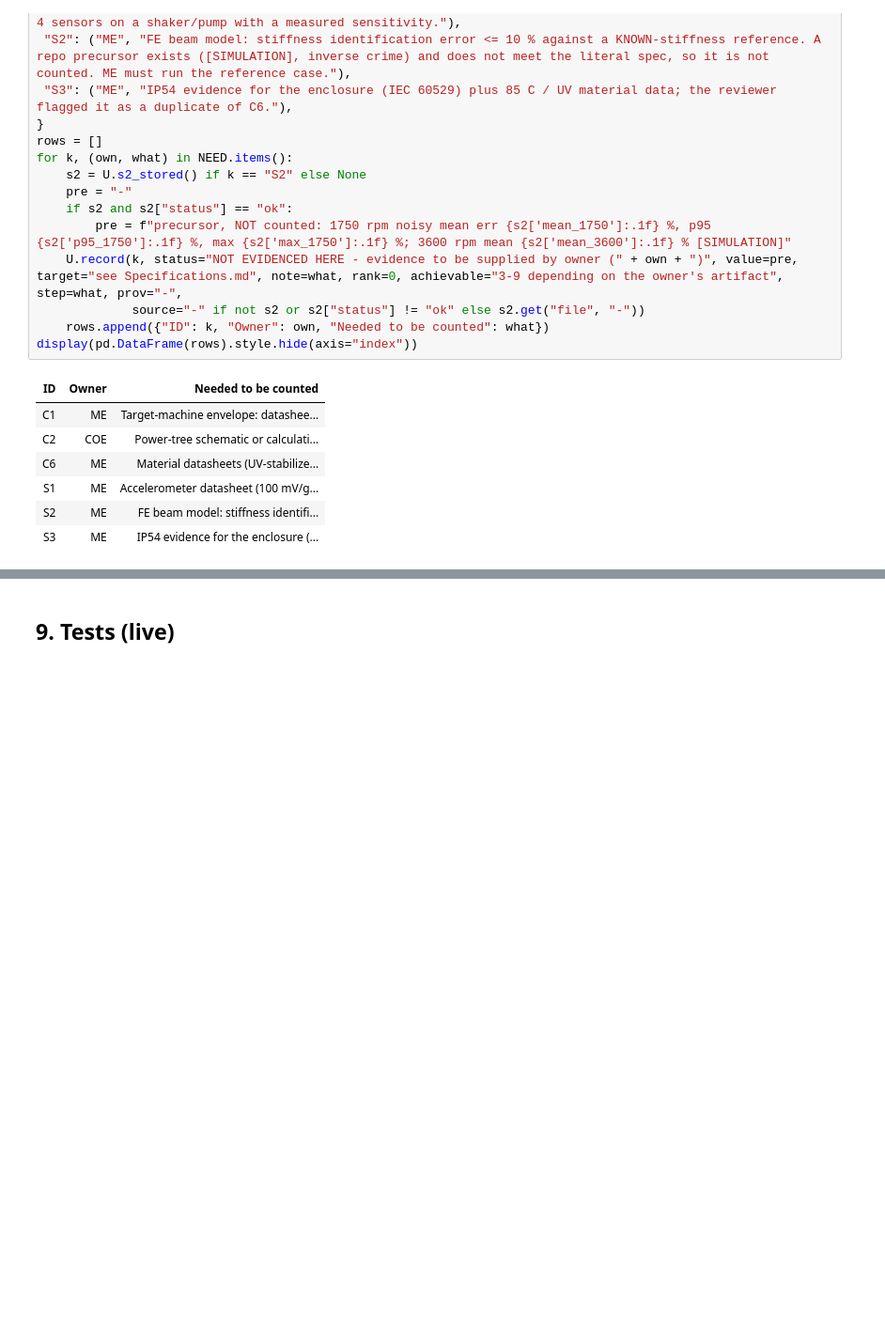
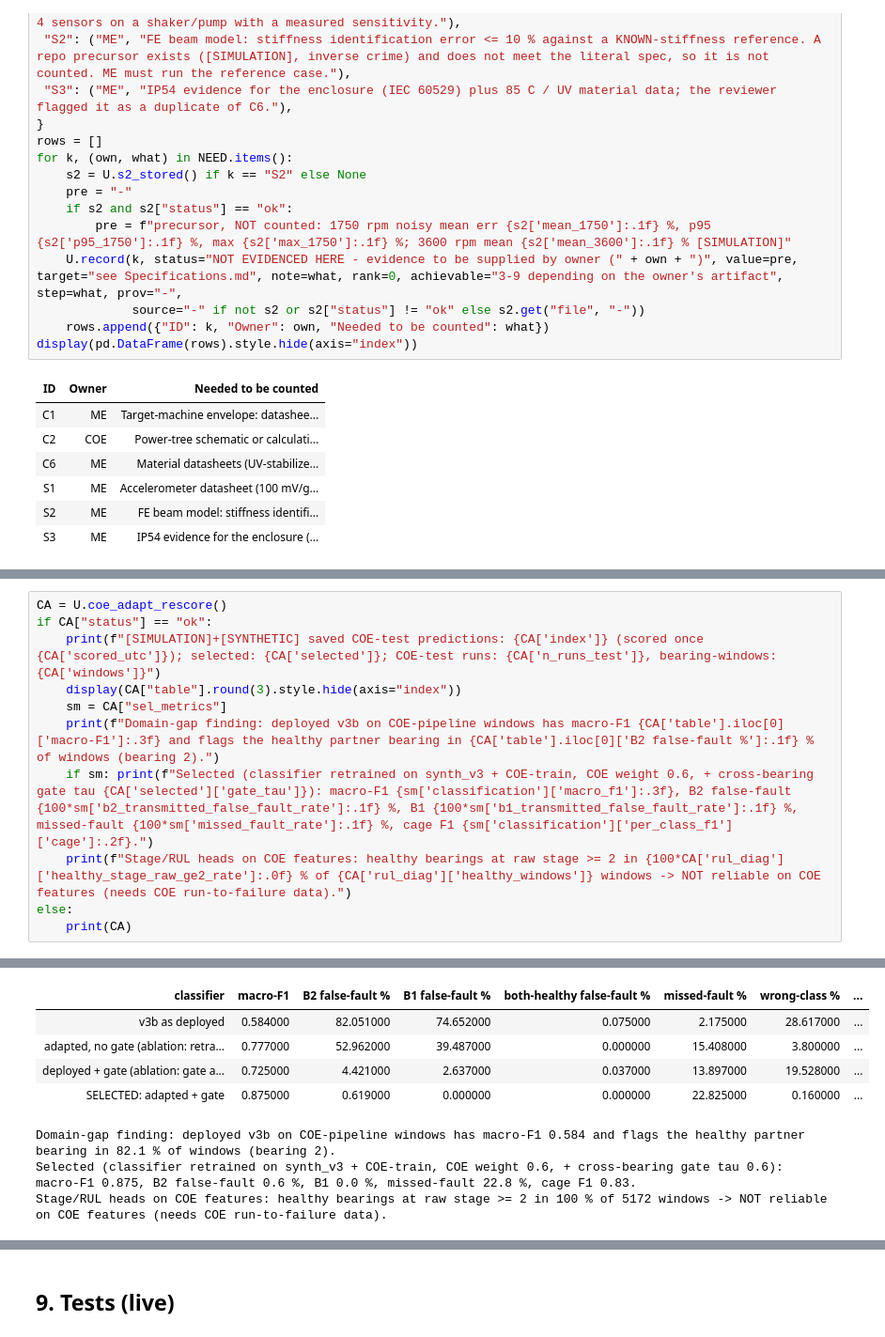
Before and after one commit to amussab/Digital-Twin-Senior-Proj, a Jupyter notebook: AI-engine/notebooks/UP2_Evidence.ipynb, the cells around one changed output, grey strips where cells are left out. Shown at 94% size. Drawn from its saved outputs; the diff is of its cells as text; blank space fills up the shorter version.

```diff
--- a/AI-engine/notebooks/UP2_Evidence.ipynb
+++ b/AI-engine/notebooks/UP2_Evidence.ipynb
@@ -519,0 +526,12 @@ display(pd.DataFrame(rows).style.hide(axis="index"))
+# %%
+CA = U.coe_adapt_rescore()
+if CA["status"] == "ok":
+    print(f"[SIMULATION]+[SYNTHETIC] saved COE-test predictions: {CA['index']} (scored once {CA['scored_utc']}); selected: {CA['selected']}; COE-test runs: {CA['n_runs_test']}, bearing-windows: {CA['windows']}")
+    display(CA["table"].round(3).style.hide(axis="index"))
+    sm = CA["sel_metrics"]
+    print(f"Domain-gap finding: deployed v3b on COE-pipeline windows has macro-F1 {CA['table'].iloc[0]['macro-F1']:.3f} and flags the healthy partner bearing in {CA['table'].iloc[0]['B2 false-fault %']:.1f} % of windows (bearing 2).")
+    if sm: print(f"Selected (classifier retrained on synth_v3 + COE-train, COE weight 0.6, + cross-bearing gate tau {CA['selected']['gate_tau']}): macro-F1 {sm['classification']['macro_f1']:.3f}, B2 false-fault {100*sm['b2_transmitted_false_fault_rate']:.1f} %, B1 {100*sm['b1_transmitted_false_fault_rate']:.1f} %, missed-fault {100*sm['missed_fault_rate']:.1f} %, cage F1 {sm['classification']['per_class_f1']['cage']:.2f}.")
+    print(f"Stage/RUL heads on COE features: healthy bearings at raw stage >= 2 in {100*CA['rul_diag']['healthy_stage_raw_ge2_rate']:.0f} % of {CA['rul_diag']['healthy_windows']} windows -> NOT reliable on COE features (needs COE run-to-failure data).")
+else:
+    print(CA)
+# %% [output]
@@ -519,0 +539,8 @@ display(pd.DataFrame(rows).style.hide(axis="index"))
+| classifier | macro-F1 | B2 false-fault % | B1 false-fault % | both-healthy false-fault % | missed-fault % | wrong-class % | ... |
+| v3b as deployed | 0.584000 | 82.051000 | 74.652000 | 0.075000 | 2.175000 | 28.617000 | ... |
+| adapted, no gate (ablation: retra... | 0.777000 | 52.962000 | 39.487000 | 0.000000 | 15.408000 | 3.800000 | ... |
+| deployed + gate (ablation: gate a... | 0.725000 | 4.421000 | 2.637000 | 0.037000 | 13.897000 | 19.528000 | ... |
+| SELECTED: adapted + gate | 0.875000 | 0.619000 | 0.000000 | 0.000000 | 22.825000 | 0.160000 | ... |
+Domain-gap finding: deployed v3b on COE-pipeline windows has macro-F1 0.584 and flags the healthy partner bearing in 82.1 % of windows (bearing 2).
+Selected (classifier retrained on synth_v3 + COE-train, COE weight 0.6, + cross-bearing gate tau 0.6): macro-F1 0.875, B2 false-fault 0.6 %, B1 0.0 %, missed-fault 22.8 %, cage F1 0.83.
+Stage/RUL heads on COE features: healthy bearings at raw stage >= 2 in 100 % of 5172 windows -> NOT reliable on COE features (needs COE run-to-failure data).
```
Also changed, not shown: parts of 17 cells of this notebook, 4 other files.
